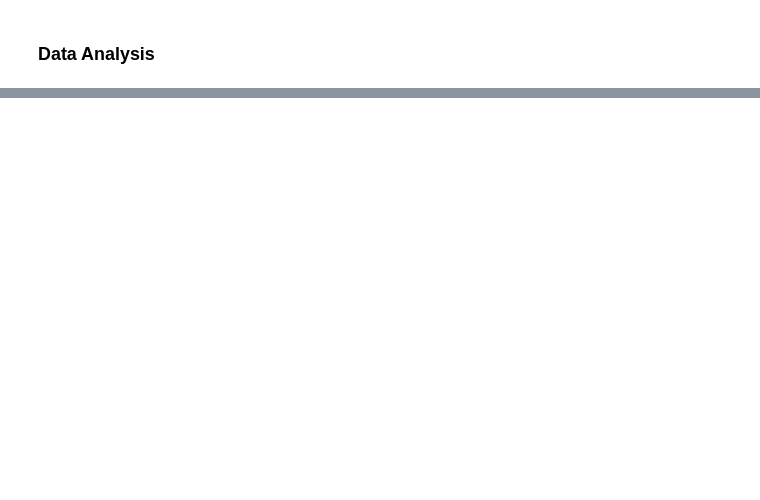
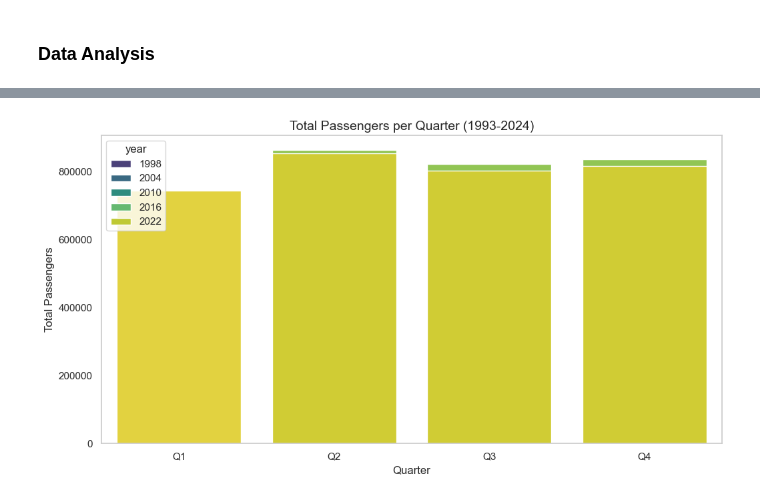
Before and after one commit to CamdenBeck/Project_03, a Jupyter notebook: Kelvin/data.ipynb, the cells around one changed output, grey strips where cells are left out. Cells and saved outputs as stored; diff of their text form; code cells hidden in the pictures; blank space fills up the shorter version.

```diff
--- a/Kelvin/data.ipynb
+++ b/Kelvin/data.ipynb
@@ -148,0 +219,11 @@ fare_trend = df_cleaned.groupby("year")["average_fare"].mean().reset_index()
+# %%
+plt.figure(figsize=(12, 6))
+sns.barplot(data=quarterly_stats, x="quarter", y="total_passengers", hue="year", palette="viridis", dodge=False)
+plt.title("Total Passengers per Quarter (1993-2024)", fontsize=14)
+plt.xlabel("Quarter", fontsize=12)
+plt.ylabel("Total Passengers", fontsize=12)
+plt.xticks([0, 1, 2, 3], ["Q1", "Q2", "Q3", "Q4"])
+plt.grid(axis="y")
+plt.show()
+# %% [output]
+[figure, added]
```
Also changed, not shown: parts of 9 cells of this notebook, 1 other file.
